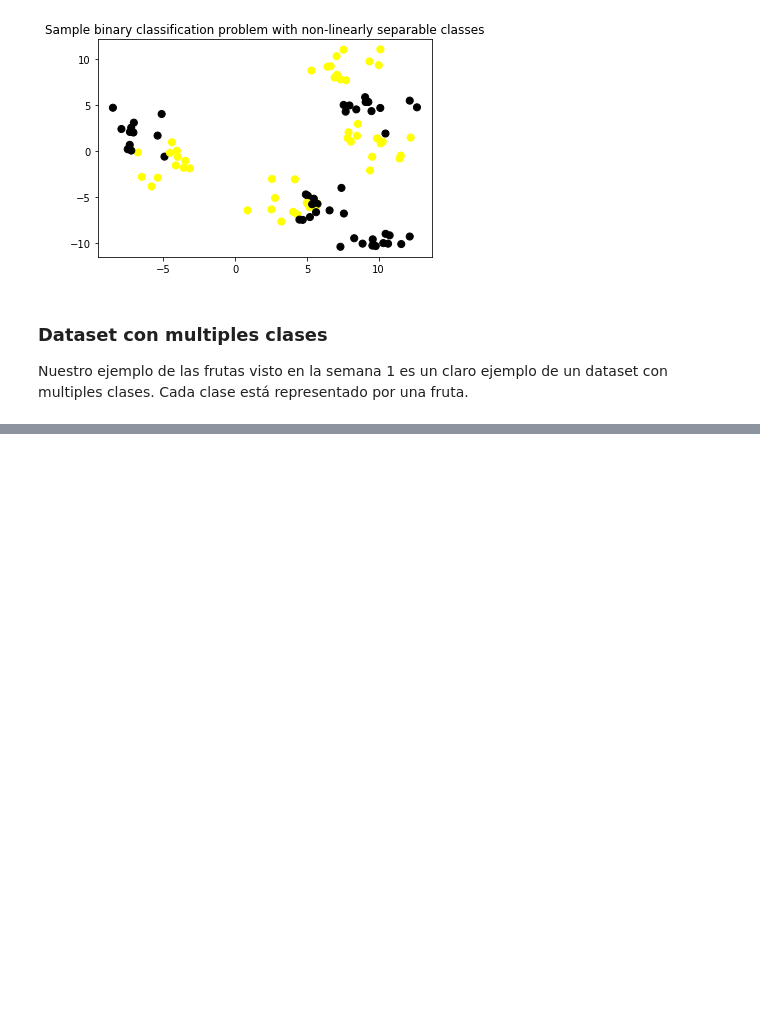
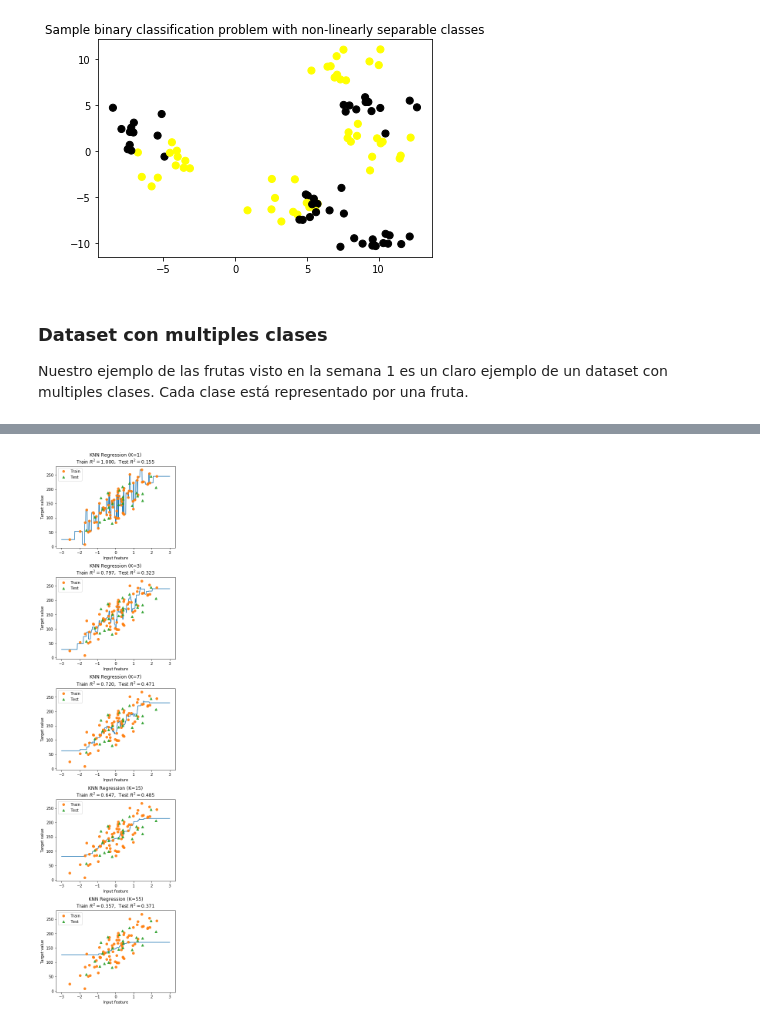
Before and after one commit to felipe-rojas-abatte/Applied_Machine_Learning_in_python, a Jupyter notebook: 2nd_week/02_Examples_of_dataset_in_supervised_learning.ipynb, the cells around one changed output, grey strips where cells are left out. Drawn from its saved outputs; the diff is of its cells as text; code cells hidden in the pictures; blank space fills up the shorter version.

```diff
--- a/2nd_week/02_Examples_of_dataset_in_supervised_learning.ipynb
+++ b/2nd_week/02_Examples_of_dataset_in_supervised_learning.ipynb
@@ -79,0 +151,24 @@ Nuestro ejemplo de las frutas visto en la semana 1 es un claro ejemplo de un dat
+# %%
+# plot k-NN regression on sample dataset for different values of K
+fig, subaxes = plt.subplots(5, 1, figsize=(5,20))
+X_predict_input = np.linspace(-3, 3, 500).reshape(-1,1)
+X_train, X_test, y_train, y_test = train_test_split(X_R1, y_R1,
+                                                   random_state = 0)
+
+for thisaxis, K in zip(subaxes, [1, 3, 7, 15, 55]):
+    knnreg = KNeighborsRegressor(n_neighbors = K).fit(X_train, y_train)
+    y_predict_output = knnreg.predict(X_predict_input)
+    train_score = knnreg.score(X_train, y_train)
+    test_score = knnreg.score(X_test, y_test)
+    thisaxis.plot(X_predict_input, y_predict_output)
+    thisaxis.plot(X_train, y_train, 'o', alpha=0.9, label='Train')
+    thisaxis.plot(X_test, y_test, '^', alpha=0.9, label='Test')
+    thisaxis.set_xlabel('Input feature')
+    thisaxis.set_ylabel('Target value')
+    thisaxis.set_title('KNN Regression (K={})\n\
+Train $R^2 = {:.3f}$,  Test $R^2 = {:.3f}$'
+                      .format(K, train_score, test_score))
+    thisaxis.legend()
+    plt.tight_layout(pad=0.4, w_pad=0.5, h_pad=1.0)
+# %% [output]
+[figure, added]
```
Also changed, not shown: parts of 8 cells of this notebook, 3 other files.
